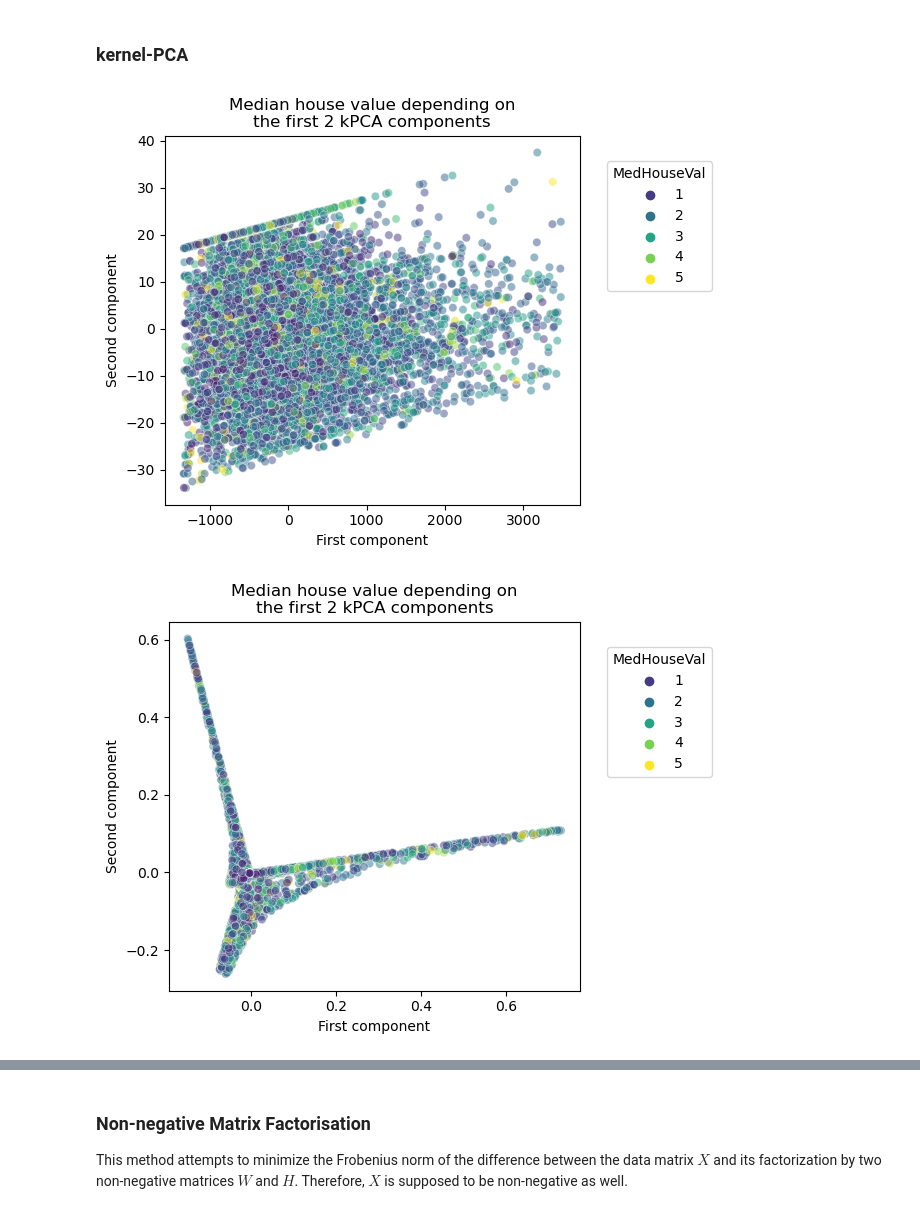
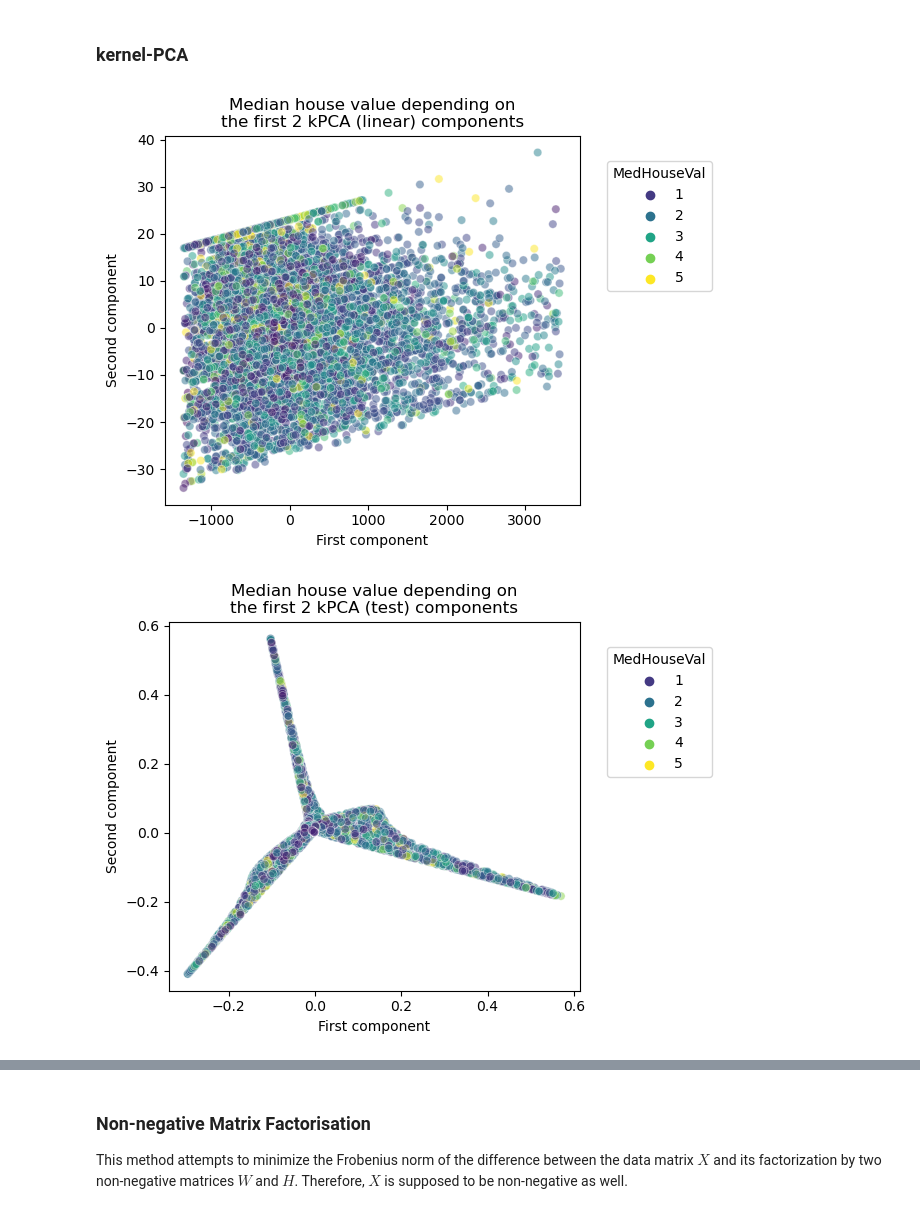
Before and after one commit to mathjacob/LINMA2472-HW4, a Jupyter notebook: devoir4.ipynb, the cells around one changed output, grey strips where cells are left out. Cells and saved outputs as stored; diff of their text form; code cells hidden in the pictures.

```diff
--- a/devoir4.ipynb
+++ b/devoir4.ipynb
@@ -153,16 +153,16 @@ plot_embedding(Xt_ica, y_subset, "ICA")
 # kPCA visualisation with linear kernel (expected: same as PCA)
 kpca = KernelPCA(n_components=2,kernel='linear')
 Xt_linear = kpca.fit_transform(X_subset)
-plot_embedding(Xt_linear, y_subset, "kPCA")
+plot_embedding(Xt_linear, y_subset, "kPCA (linear)")
 # %% [output]
-[figure, old version]
+[figure, new version]
 # %%
 # kPCA visualisation with rbf kernel
-kpca = KernelPCA(n_components=2,kernel='rbf', gamma=0.01)   # plot for several values of gamma : very different results
+kpca = KernelPCA(n_components=2,kernel='rbf', gamma=0.005)   # plot for several values of gamma : very different results
 Xt_rbf = kpca.fit_transform(X_subset)
-plot_embedding(Xt_rbf, y_subset, "kPCA")
+plot_embedding(Xt_rbf, y_subset, "kPCA (test)")
 # %% [output]
-[figure, old version]
+[figure, new version]
 # %%
 # kPCA visualisation with poly kernel
 kpca = KernelPCA(n_components=2,kernel='poly', degree=3)   # could try other degrees than default 3
```
Also changed, not shown: parts of 12 cells of this notebook.
